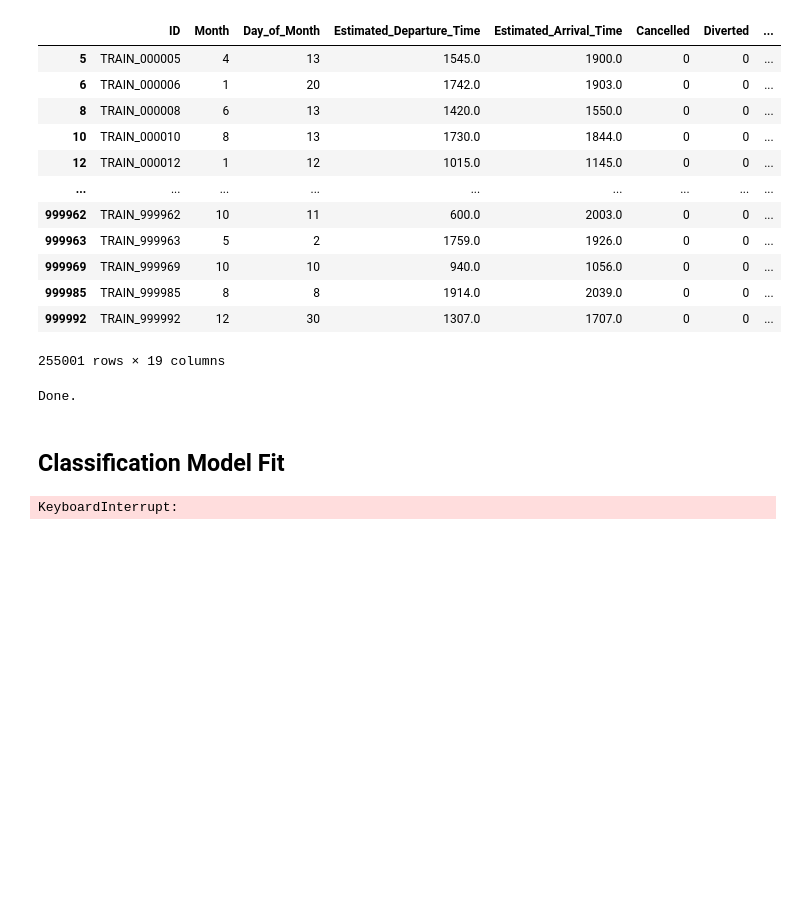
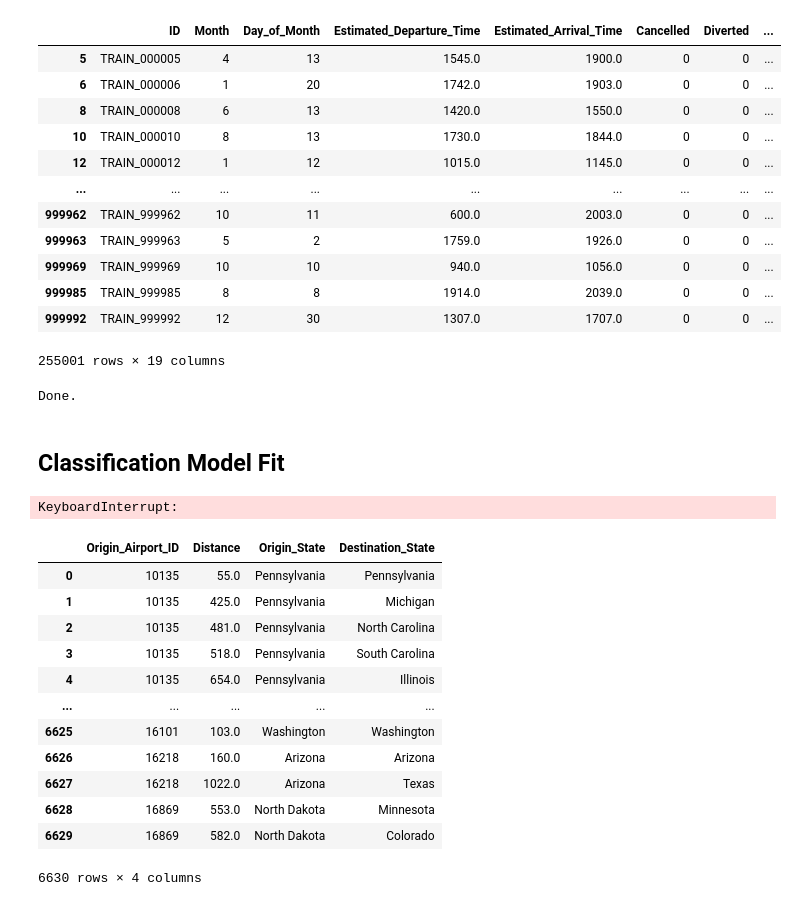
Before and after one commit to BlingstarHamal/flight, a Jupyter notebook: prepro.ipynb, the cells around one changed output. Drawn from its saved outputs; the diff is of its cells as text; code cells hidden in the pictures; blank space fills up the shorter version.

```diff
--- a/prepro.ipynb
+++ b/prepro.ipynb
@@ -147,3 +152,21 @@ clf = RandomForestClassifier()
 clf.fit(train_x, train_y)
 # %% [output]
 KeyboardInterrupt:
+# %%
+temp = train.groupby(["Origin_Airport_ID", "Distance"])[["Origin_State", "Destination_State"]].agg(pd.Series.mode)
+temp = temp.reset_index()
+temp
+# %% [output]
+|  | Origin_Airport_ID | Distance | Origin_State | Destination_State |
+| 0 | 10135 | 55.0 | Pennsylvania | Pennsylvania |
+| 1 | 10135 | 425.0 | Pennsylvania | Michigan |
+| 2 | 10135 | 481.0 | Pennsylvania | North Carolina |
+| 3 | 10135 | 518.0 | Pennsylvania | South Carolina |
+| 4 | 10135 | 654.0 | Pennsylvania | Illinois |
+| ... | ... | ... | ... | ... |
+| 6625 | 16101 | 103.0 | Washington | Washington |
+| 6626 | 16218 | 160.0 | Arizona | Arizona |
+| 6627 | 16218 | 1022.0 | Arizona | Texas |
+| 6628 | 16869 | 553.0 | North Dakota | Minnesota |
+| 6629 | 16869 | 582.0 | North Dakota | Colorado |
+6630 rows × 4 columns
```
Also changed, not shown: parts of 4 cells of this notebook, 2 other files.
